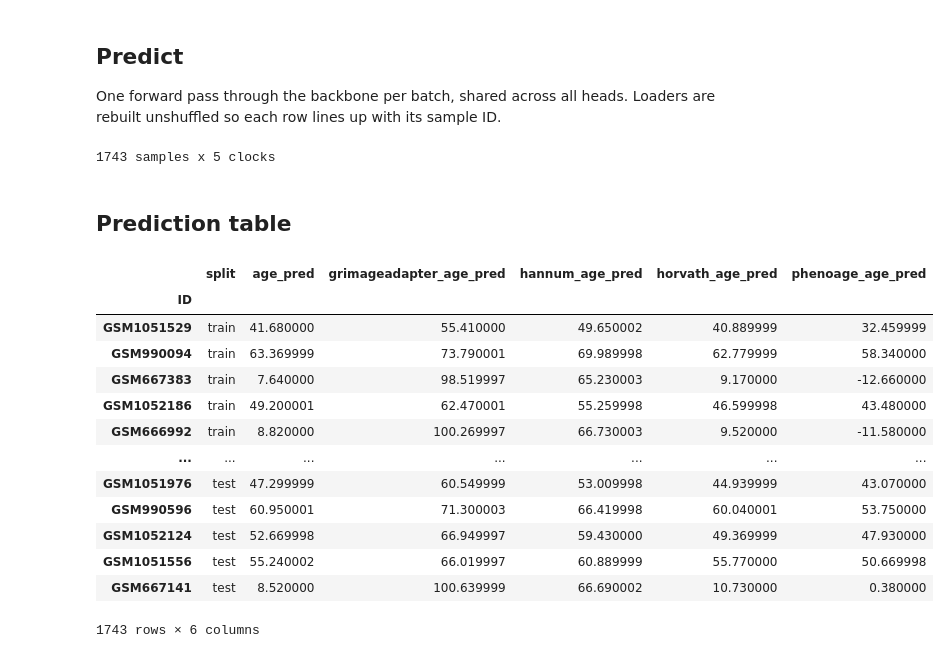
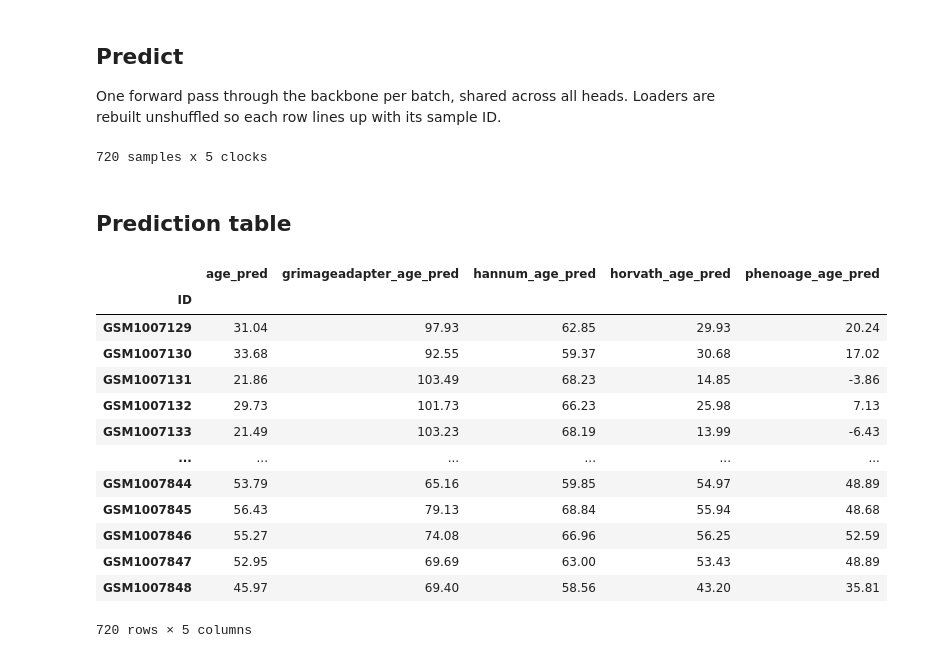
Before and after one commit to Barry8197/EpiHydra, a Jupyter notebook: notebooks/05_results/02_EvalMultiClock.ipynb, the cells around one changed output. Saved outputs shown, nothing was run; the diff lists cells and outputs as text; code cells hidden in the pictures.

```diff
--- a/notebooks/05_results/02_EvalMultiClock.ipynb
+++ b/notebooks/05_results/02_EvalMultiClock.ipynb
@@ -19,23 +19,21 @@ from pathlib import Path
 # None = "age" + every best_head_<clock>.pt found in HEAD_PATH.
 # Or give a list, e.g. ["age", "horvath_age", "phenoage_age"]; "age" is always added first.
 CLOCKS     = None
-EVAL_SPLIT = "all"    # "train", "valid", "test" or "all"
 
 # ── Paths ────────────────────────────────────────────────────────
 ROOT          = Path("/work/gr-fe/bryan/EpiHydra")
-DATA_PATH     = ROOT / "data/03_final/combined/methylation.pkl"
+DATA_PATH     = ROOT / "data/03_final/GSE41037/methylation.pkl"
 MODEL_PATH    = ROOT / "data/03_final/methylgpt/medium"   # MethylGPT backbone + vocab + args.json
 EPIHYDRA_PATH = ROOT / "results/tensorboard/checkpoints/nlayers6_nhead4_emb256_lr1e-04_bs32_mask0.3_heads4_20260902_105750"
 HEAD_PATH     = ROOT / "results/tensorboard/ckpt/clocks4_nlayers6_nhead4_emb256_lora_lr1e-04_bs32_mask0.15_heads4_20261105_072540"
 LORA_CKPT     = EPIHYDRA_PATH / "best_model.pt"           # LoRA backbone + the "age" head
 
 # ── Model settings (must match training) ─────────────────────────
-NUM_HEADS  = 4
+NUM_HEADS  = 4 # N clocks exlcuding "age" (chron age)
 LORA_R     = 16
 LORA_ALPHA = 8
 
-# ── Data split (must match training so the test set is truly held out) ──
-SPLIT_RATIOS = dict(train_ratio=0.5, valid_ratio=0.25, test_ratio=0.25)
+SPLIT_RATIOS = dict(train_ratio=None, valid_ratio=None, test_ratio=None)
 BATCH_SIZE   = 8
 RANDOM_STATE = 42
 
@@ -94,9 +90,9 @@ One dataset carries every clock's label. Samples are kept if they have a label f
 
 The saved training scalers from `HEAD_PATH/scalers.pkl` are passed in and reused. Any clock without a saved scaler (i.e. `"age"`) gets one fitted on this training split.
 # %%
-saved_scalers = eu.load_saved_scalers(HEAD_PATH)
+scalers = eu.load_scalers(HEAD_PATH)
 
-splits = build_multiclock_dataloaders(
+dataloader = build_multiclock_dataloaders(
     data         = data,
     vocab        = vocab,
     clock_names  = clock_names,
@@ -104,8 +100,8 @@ splits = build_multiclock_dataloaders(
     num_workers  = 0,
     random_state = RANDOM_STATE,
     verbose      = True,
-    scalers      = saved_scalers,   # reused where available, fitted otherwise
+    scalers      = scalers,   # reused where available, fitted otherwise
     **SPLIT_RATIOS,
 )
-scalers = splits["scalers"]         # the scalers actually used, one per clock
+scalers = dataloader["scalers"]         # the scalers actually used, one per clock
 # %% [output]
@@ -169,42 +157,35 @@ Loading frozen LoRA adapters from /work/gr-fe/bryan/EpiHydra/results/tensorboard
 ## Predict
 One forward pass through the backbone per batch, shared across all heads. Loaders are rebuilt unshuffled so each row lines up with its sample ID.
 # %%
-split_names = ["train", "valid", "test"] if EVAL_SPLIT == "all" else [EVAL_SPLIT]
+loader = eu.ordered_loader(dataloader['loader'])
+ids    = dataloader[f"df"].index
+predictions  = eu.predict_multiclock(model, loader, scalers, device, clock_names, ids)
 
-tables = []
-for split in split_names:
-    loader = eu.ordered_loader(splits[f"{split}_loader"])
-    ids    = splits[f"{split}_df"].index
-    table  = eu.predict_multiclock(model, loader, scalers, device, clock_names, ids)
-    table.insert(0, "split", split)
-    tables.append(table)
-
-predictions = pd.concat(tables)
 print(f"{len(predictions)} samples x {len(clock_names)} clocks")
 # %% [output]
-1743 samples x 5 clocks
+720 samples x 5 clocks
 # %% [markdown]
 ## Prediction table
 # %%
 pred_cols = [f"{c}_pred" for c in clock_names]
 
 # Predictions only (one column per clock)
-display(predictions[["split"] + pred_cols].round(2))
+display(predictions[pred_cols].astype(float).round(2))
 # %% [output]
-|  | split | age_pred | grimageadapter_age_pred | hannum_age_pred | horvath_age_pred | phenoage_age_pred |
-| ID |  |  |  |  |  |  |
-| GSM1051529 | train | 41.680000 | 55.410000 | 49.650002 | 40.889999 | 32.459999 |
-| GSM990094 | train | 63.369999 | 73.790001 | 69.989998 | 62.779999 | 58.340000 |
-| GSM667383 | train | 7.640000 | 98.519997 | 65.230003 | 9.170000 | -12.660000 |
-| GSM1052186 | train | 49.200001 | 62.470001 | 55.259998 | 46.599998 | 43.480000 |
-| GSM666992 | train | 8.820000 | 100.269997 | 66.730003 | 9.520000 | -11.580000 |
-| ... | ... | ... | ... | ... | ... | ... |
-| GSM1051976 | test | 47.299999 | 60.549999 | 53.009998 | 44.939999 | 43.070000 |
-| GSM990596 | test | 60.950001 | 71.300003 | 66.419998 | 60.040001 | 53.750000 |
-| GSM1052124 | test | 52.669998 | 66.949997 | 59.430000 | 49.369999 | 47.930000 |
-| GSM1051556 | test | 55.240002 | 66.019997 | 60.889999 | 55.770000 | 50.669998 |
-| GSM667141 | test | 8.520000 | 100.639999 | 66.690002 | 10.730000 | 0.380000 |
+|  | age_pred | grimageadapter_age_pred | hannum_age_pred | horvath_age_pred | phenoage_age_pred |
+| ID |  |  |  |  |  |
+| GSM1007129 | 31.04 | 97.93 | 62.85 | 29.93 | 20.24 |
+| GSM1007130 | 33.68 | 92.55 | 59.37 | 30.68 | 17.02 |
+| GSM1007131 | 21.86 | 103.49 | 68.23 | 14.85 | -3.86 |
+| GSM1007132 | 29.73 | 101.73 | 66.23 | 25.98 | 7.13 |
+| GSM1007133 | 21.49 | 103.23 | 68.19 | 13.99 | -6.43 |
+| ... | ... | ... | ... | ... | ... |
+| GSM1007844 | 53.79 | 65.16 | 59.85 | 54.97 | 48.89 |
+| GSM1007845 | 56.43 | 79.13 | 68.84 | 55.94 | 48.68 |
+| GSM1007846 | 55.27 | 74.08 | 66.96 | 56.25 | 52.59 |
+| GSM1007847 | 52.95 | 69.69 | 63.00 | 53.43 | 48.89 |
+| GSM1007848 | 45.97 | 69.40 | 58.56 | 43.20 | 35.81 |
-1743 rows × 6 columns
+720 rows × 5 columns
 # %%
 # Full table: predicted and true values side by side, per clock
 display(predictions)
```
Also changed, not shown: parts of 8 cells of this notebook, 9 other files.
